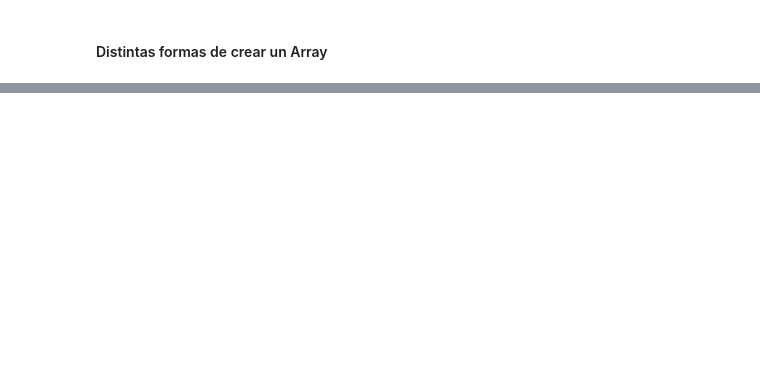
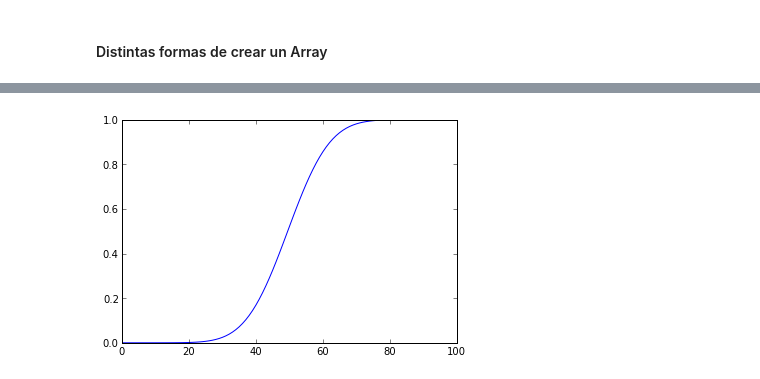
Before and after one commit to celiacintas/curso_python_cenpat, a Jupyter notebook: clases/Class_1.ipynb, the cells around one changed output, grey strips where cells are left out. Drawn from its saved outputs; the diff is of its cells as text; code cells hidden in the pictures; blank space fills up the shorter version.

```diff
--- a/clases/Class_1.ipynb
+++ b/clases/Class_1.ipynb
@@ -71,0 +567,6 @@ np.loadtxt('data/all_test.txt')
+# %%
+cdf = dis.norm.cdf(c) #cumulative distribution function
+plt.plot(cdf)
+dis.norm.cdf?
+# %% [output]
+[figure, added]
```
Also changed, not shown: parts of 93 cells of this notebook, 4 other files.
